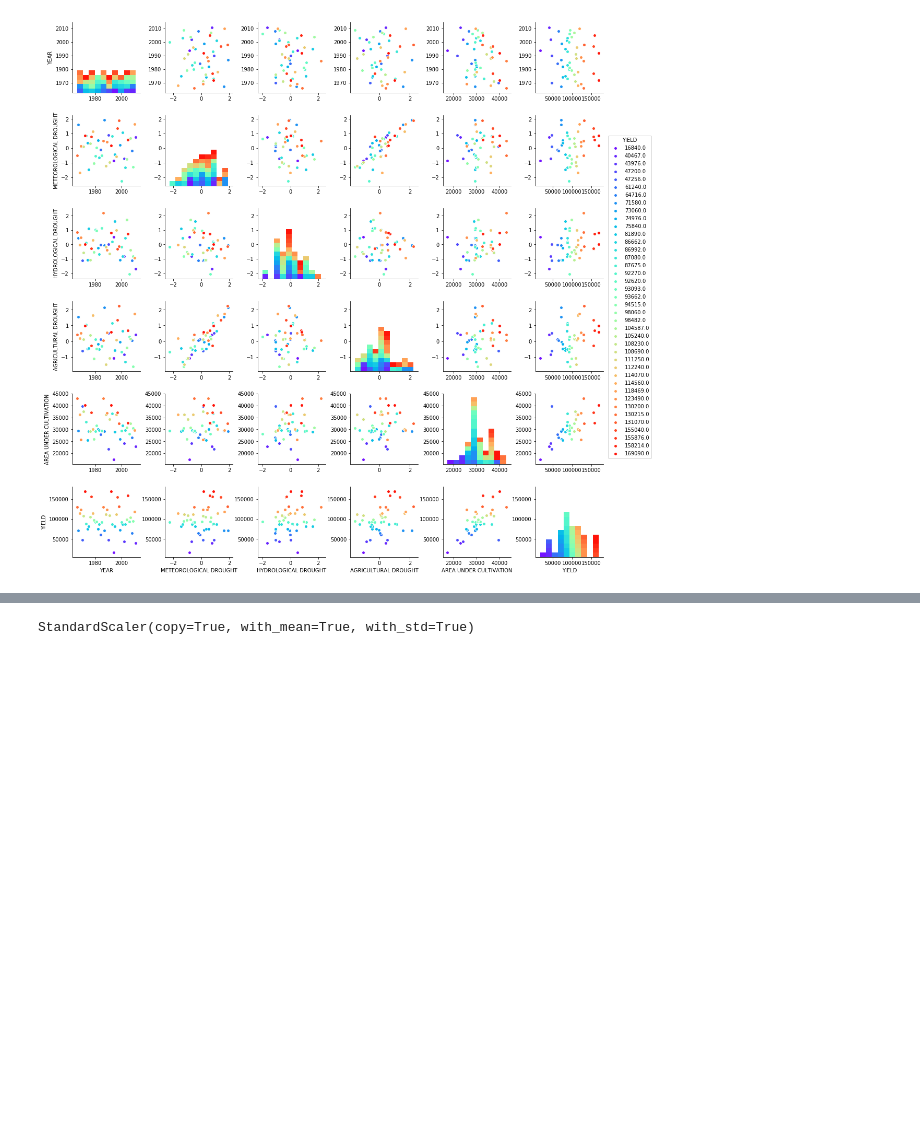
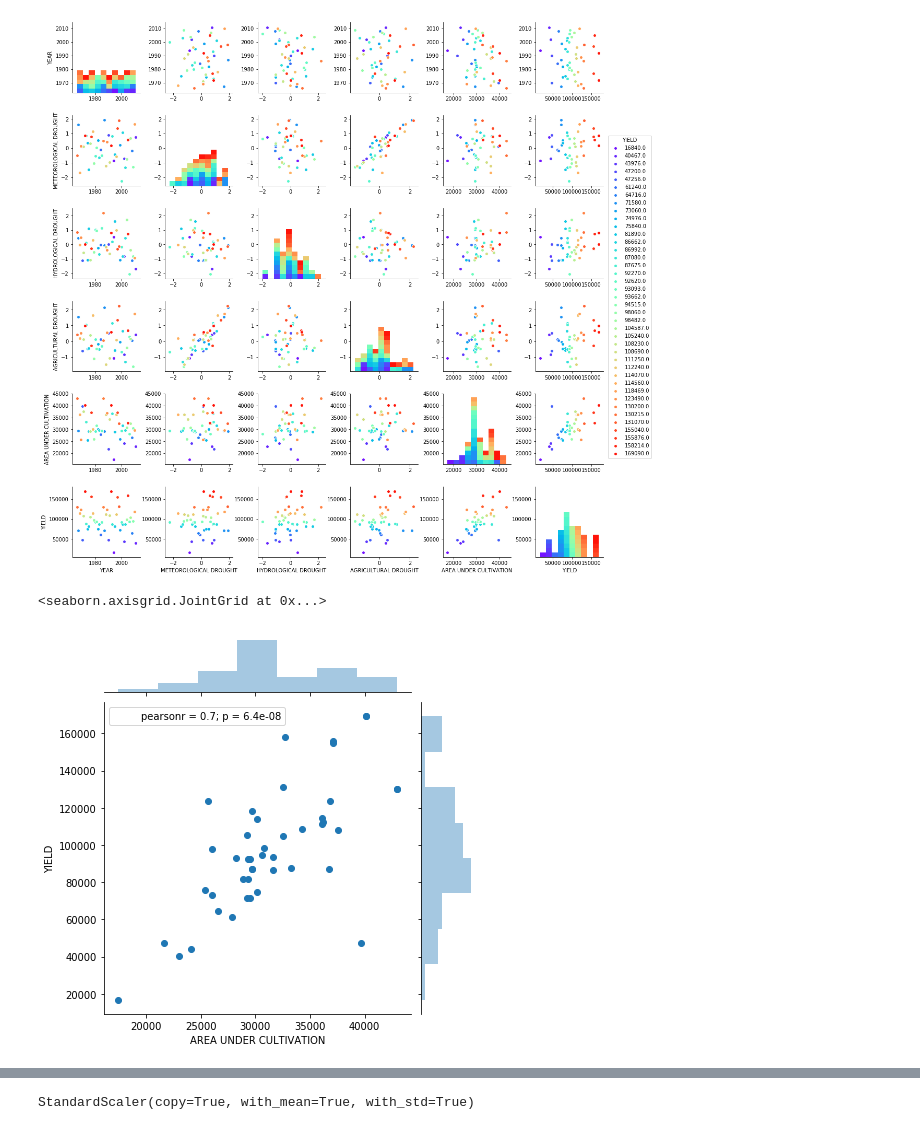
Before and after one commit to ritwizme/Crop-Yield-pred, a Jupyter notebook: Untitled.ipynb, the cells around one changed output, grey strips where cells are left out. Drawn from its saved outputs; the diff is of its cells as text; code cells hidden in the pictures; blank space fills up the shorter version.

Commit message:
joint plot added

```diff
--- a/Untitled.ipynb
+++ b/Untitled.ipynb
@@ -78,0 +77,5 @@ sns.pairplot(df,hue='YIELD',palette='rainbow')
+# %%
+sns.jointplot(x='AREA UNDER CULTIVATION', y='YIELD', data = df)
+# %% [output]
+<seaborn.axisgrid.JointGrid at 0x...>
+[figure, added]
```
Also changed, not shown: parts of 4 cells of this notebook.
